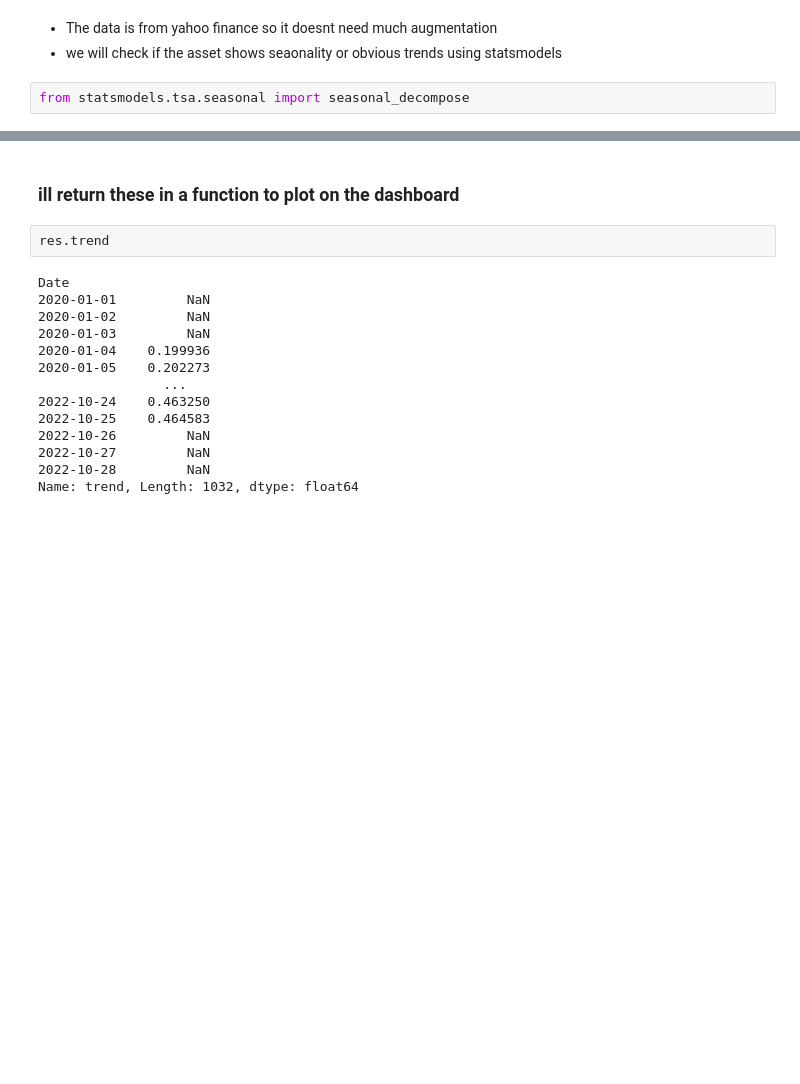
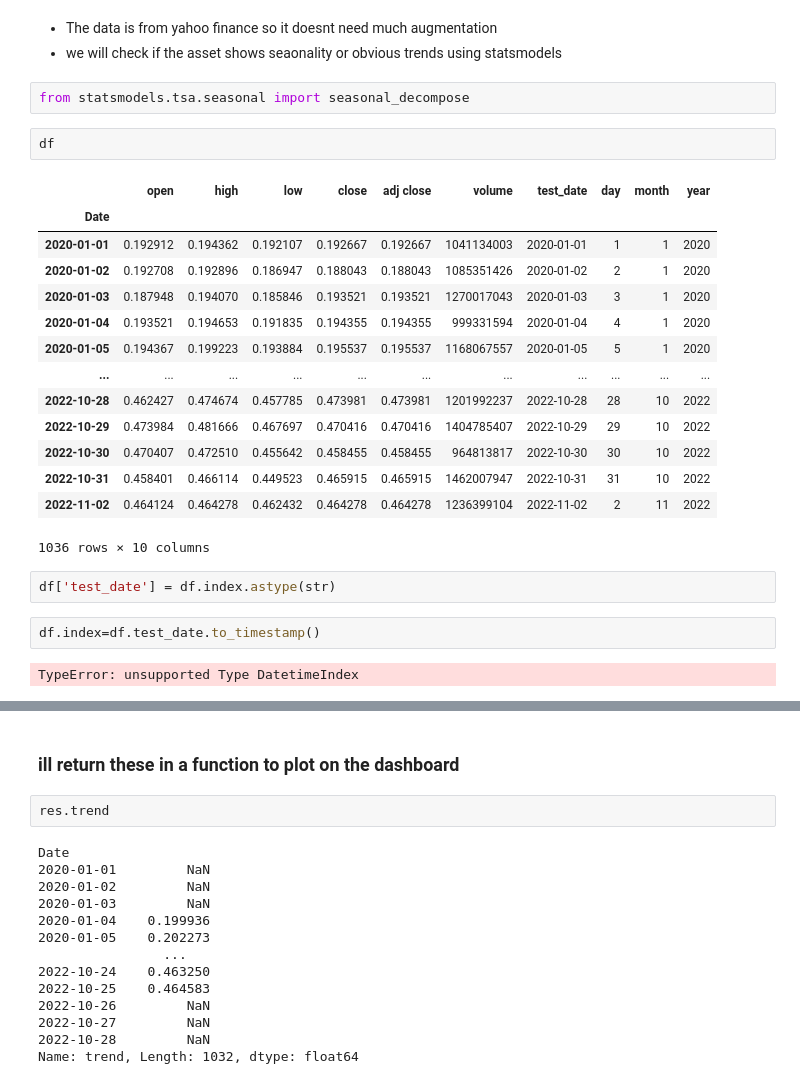
Before and after one commit to xlegicsinaustin/crypto-monitor, a Jupyter notebook: cryptomonitor/notebooks/historic data- vis-modeling.ipynb, the cells around one changed output, grey strips where cells are left out. Cells and saved outputs as stored; diff of their text form; blank space fills up the shorter version.

```diff
--- a/cryptomonitor/notebooks/historic data- vis-modeling.ipynb
+++ b/cryptomonitor/notebooks/historic data- vis-modeling.ipynb
@@ -93,5 +103,28 @@ df
 - we will check if the asset shows seaonality or obvious trends using statsmodels
 # %%
 from statsmodels.tsa.seasonal import seasonal_decompose
+# %%
+df
+# %% [output]
+|  | open | high | low | close | adj close | volume | test_date | day | month | year |
+| Date |  |  |  |  |  |  |  |  |  |  |
+| 2020-01-01 | 0.192912 | 0.194362 | 0.192107 | 0.192667 | 0.192667 | 1041134003 | 2020-01-01 | 1 | 1 | 2020 |
+| 2020-01-02 | 0.192708 | 0.192896 | 0.186947 | 0.188043 | 0.188043 | 1085351426 | 2020-01-02 | 2 | 1 | 2020 |
+| 2020-01-03 | 0.187948 | 0.194070 | 0.185846 | 0.193521 | 0.193521 | 1270017043 | 2020-01-03 | 3 | 1 | 2020 |
+| 2020-01-04 | 0.193521 | 0.194653 | 0.191835 | 0.194355 | 0.194355 | 999331594 | 2020-01-04 | 4 | 1 | 2020 |
+| 2020-01-05 | 0.194367 | 0.199223 | 0.193884 | 0.195537 | 0.195537 | 1168067557 | 2020-01-05 | 5 | 1 | 2020 |
+| ... | ... | ... | ... | ... | ... | ... | ... | ... | ... | ... |
+| 2022-10-28 | 0.462427 | 0.474674 | 0.457785 | 0.473981 | 0.473981 | 1201992237 | 2022-10-28 | 28 | 10 | 2022 |
+| 2022-10-29 | 0.473984 | 0.481666 | 0.467697 | 0.470416 | 0.470416 | 1404785407 | 2022-10-29 | 29 | 10 | 2022 |
+| 2022-10-30 | 0.470407 | 0.472510 | 0.455642 | 0.458455 | 0.458455 | 964813817 | 2022-10-30 | 30 | 10 | 2022 |
+| 2022-10-31 | 0.458401 | 0.466114 | 0.449523 | 0.465915 | 0.465915 | 1462007947 | 2022-10-31 | 31 | 10 | 2022 |
+| 2022-11-02 | 0.464124 | 0.464278 | 0.462432 | 0.464278 | 0.464278 | 1236399104 | 2022-11-02 | 2 | 11 | 2022 |
+1036 rows × 10 columns
+# %%
+df['test_date'] = df.index.astype(str)
+# %%
+df.index=df.test_date.to_timestamp()
+# %% [output]
+TypeError: unsupported Type DatetimeIndex
 # %%
 res = seasonal_decompose(df.close,model='muplicative')
```
Also changed, not shown: parts of 21 cells of this notebook.
